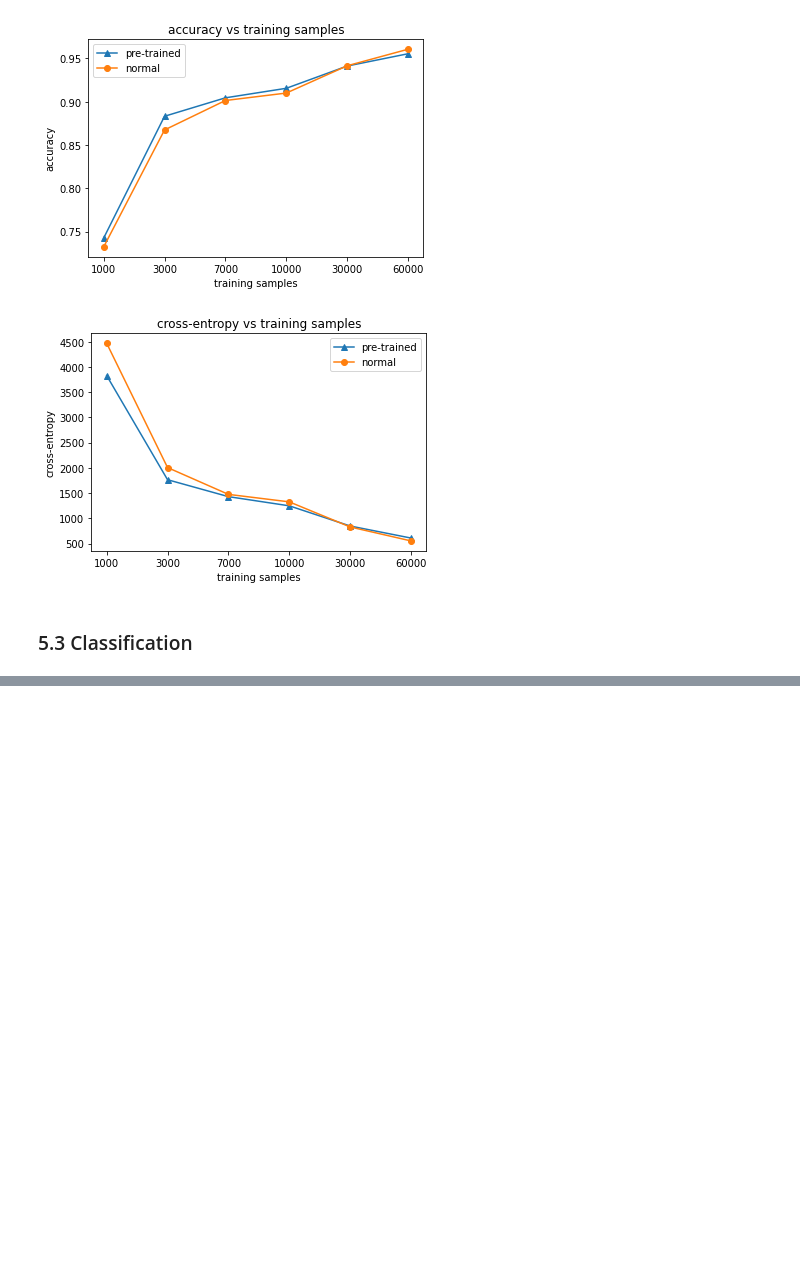
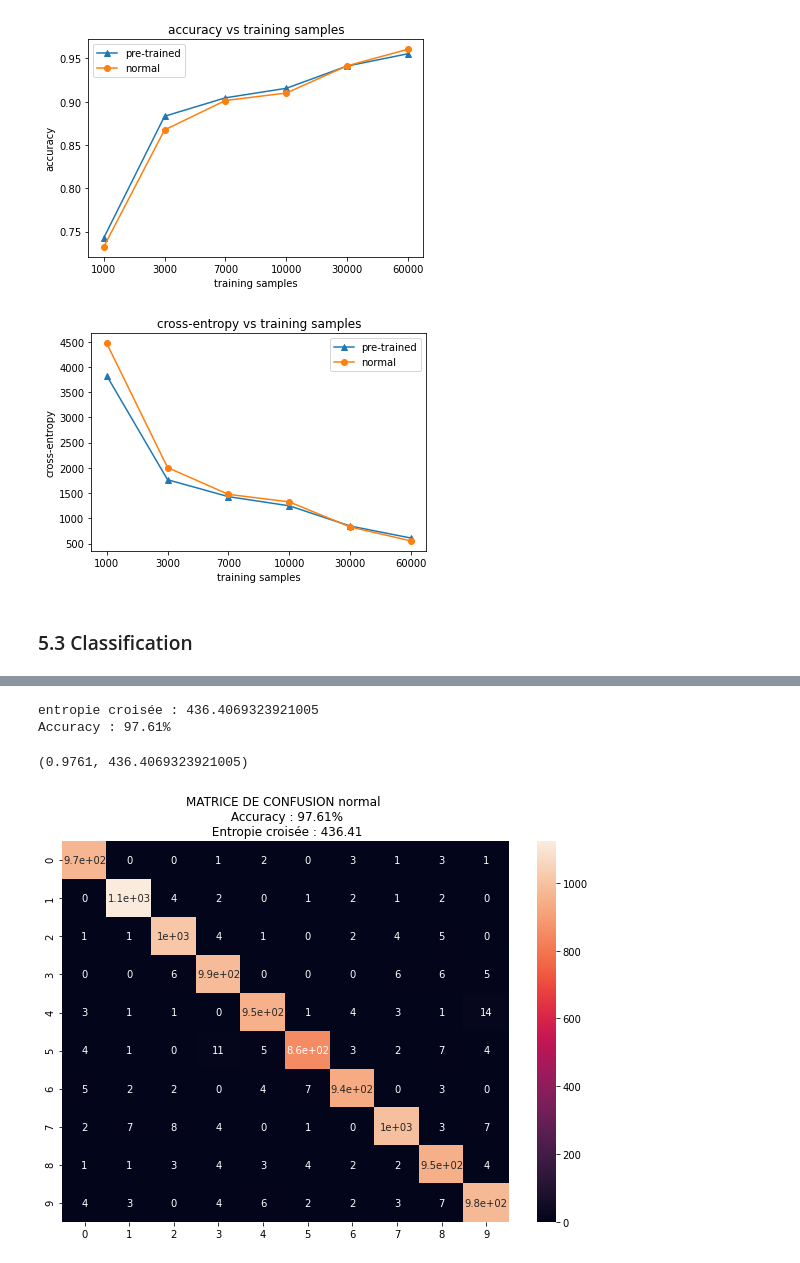
Before and after one commit to ashrafghiye/DBN, a Jupyter notebook: Numpy_Notebook.ipynb, the cells around one changed output, grey strips where cells are left out. Drawn from its saved outputs; the diff is of its cells as text; code cells hidden in the pictures; blank space fills up the shorter version.

```diff
--- a/Deep_Learning_II.ipynb
+++ b/Numpy_Notebook.ipynb
@@ -1206,0 +1212,7 @@ Accuracy : 97.11%
+# %%
+test_DNN(dnn_normal, X_test, y_test, "normal")
+# %% [output]
+entropie croisée : 436.4069323921005
+Accuracy : 97.61%
+(0.9761, 436.4069323921005)
+[figure, added]
```
Also changed, not shown: parts of 7 cells of this notebook, 3 other files.
